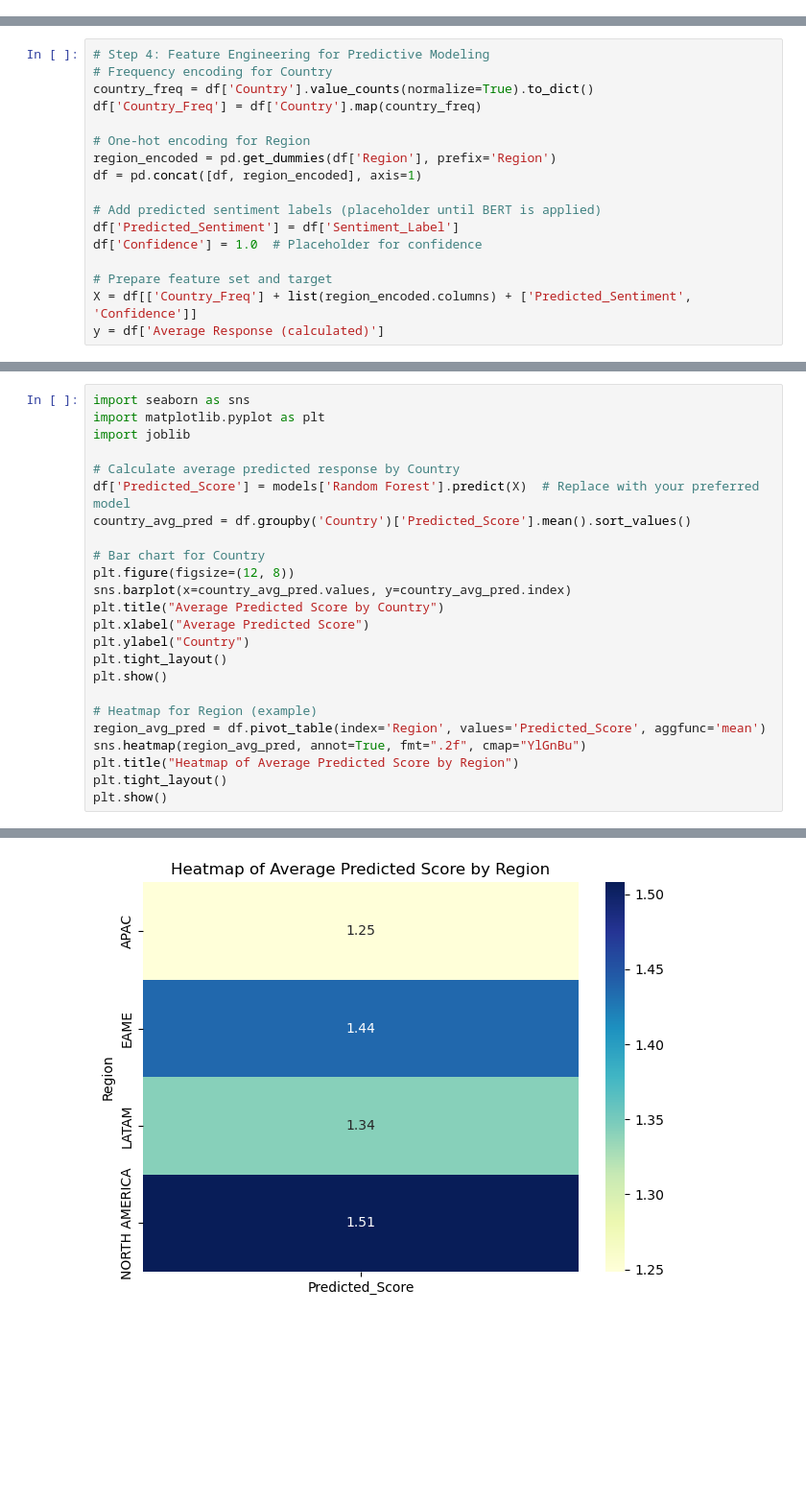
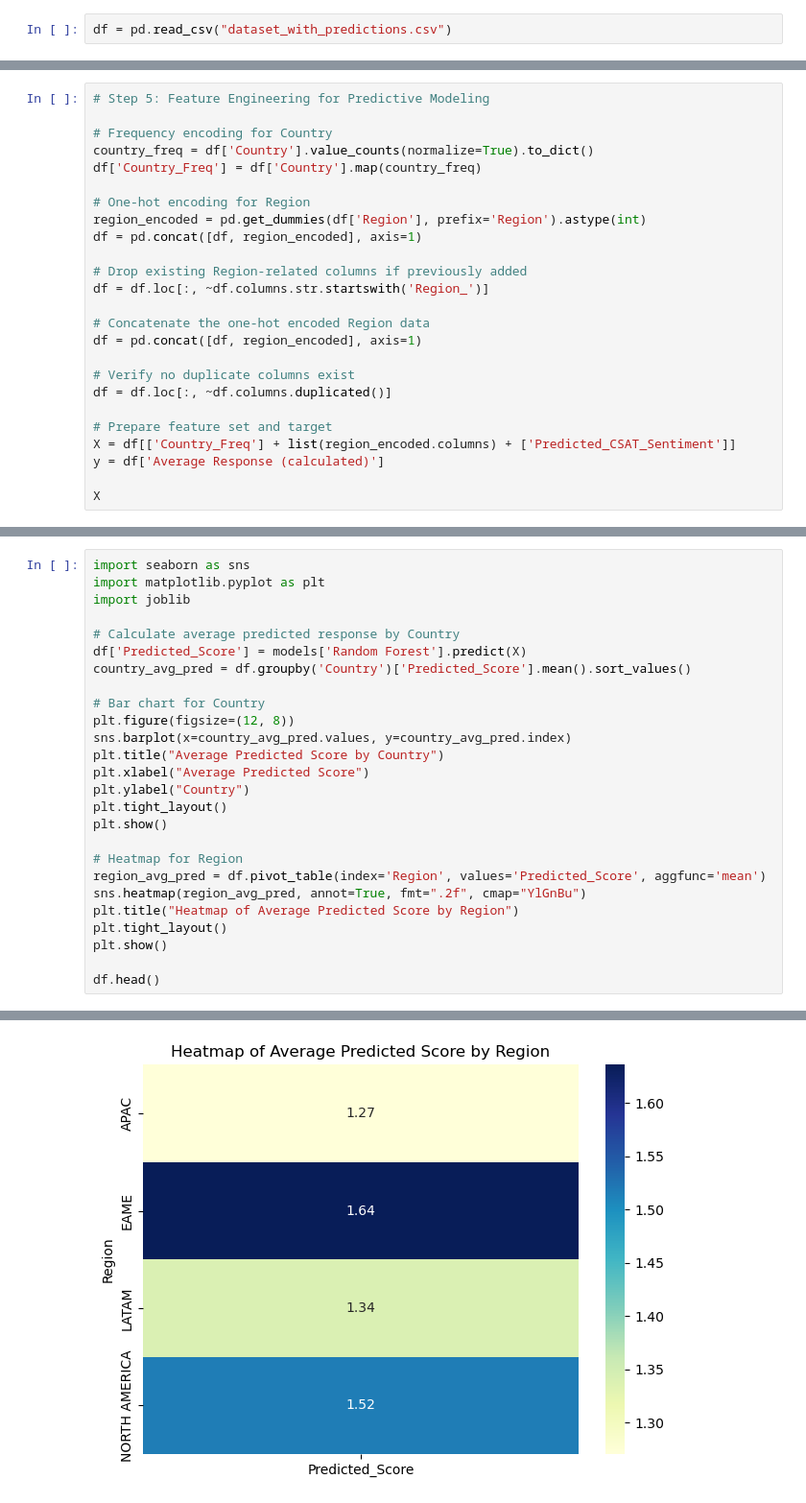
Before and after one commit to AzlinRusnan/Optimizing_CSAT_Through_Sentiment-Analysis_and_Predictive-Modeling, a Jupyter notebook: Predictive Modeling II.ipynb, the cells around one changed output, grey strips where cells are left out. Shown at 96% size. Cells and saved outputs as stored; diff of their text form; blank space fills up the shorter version.

```diff
--- a/Predictive Modeling II.ipynb
+++ b/Predictive Modeling II.ipynb
@@ -110,0 +169,2 @@ tokenizer.save_pretrained("bert_sentiment_model2")
+# %%
+df = pd.read_csv("dataset_with_predictions.csv")
@@ -111,17 +197,25 @@ tokenizer.save_pretrained("bert_sentiment_model2")
 # %%
-# Step 4: Feature Engineering for Predictive Modeling
+# Step 5: Feature Engineering for Predictive Modeling
+
 # Frequency encoding for Country
 country_freq = df['Country'].value_counts(normalize=True).to_dict()
 df['Country_Freq'] = df['Country'].map(country_freq)
 
 # One-hot encoding for Region
-region_encoded = pd.get_dummies(df['Region'], prefix='Region')
+region_encoded = pd.get_dummies(df['Region'], prefix='Region').astype(int)
 df = pd.concat([df, region_encoded], axis=1)
 
-# Add predicted sentiment labels (placeholder until BERT is applied)
-df['Predicted_Sentiment'] = df['Sentiment_Label']
-df['Confidence'] = 1.0  # Placeholder for confidence
+# Drop existing Region-related columns if previously added
+df = df.loc[:, ~df.columns.str.startswith('Region_')]
+
+# Concatenate the one-hot encoded Region data
+df = pd.concat([df, region_encoded], axis=1)
+
+# Verify no duplicate columns exist
+df = df.loc[:, ~df.columns.duplicated()]
 
 # Prepare feature set and target
-X = df[['Country_Freq'] + list(region_encoded.columns) + ['Predicted_Sentiment', 'Confidence']]
+X = df[['Country_Freq'] + list(region_encoded.columns) + ['Predicted_CSAT_Sentiment']]
 y = df['Average Response (calculated)']
+
+X
@@ -186,7 +340,7 @@ import matplotlib.pyplot as plt
 import joblib
 
 # Calculate average predicted response by Country
-df['Predicted_Score'] = models['Random Forest'].predict(X)  # Replace with your preferred model
+df['Predicted_Score'] = models['Random Forest'].predict(X)
 country_avg_pred = df.groupby('Country')['Predicted_Score'].mean().sort_values()
 
 # Bar chart for Country
@@ -198,10 +352,12 @@ plt.ylabel("Country")
 plt.tight_layout()
 plt.show()
 
-# Heatmap for Region (example)
+# Heatmap for Region
 region_avg_pred = df.pivot_table(index='Region', values='Predicted_Score', aggfunc='mean')
 sns.heatmap(region_avg_pred, annot=True, fmt=".2f", cmap="YlGnBu")
 plt.title("Heatmap of Average Predicted Score by Region")
 plt.tight_layout()
 plt.show()
+
+df.head()
 # %% [output]
@@ -209 +365 @@ plt.show()
-[figure, old version]
+[figure, new version]
```
Also changed, not shown: parts of 18 cells of this notebook.
